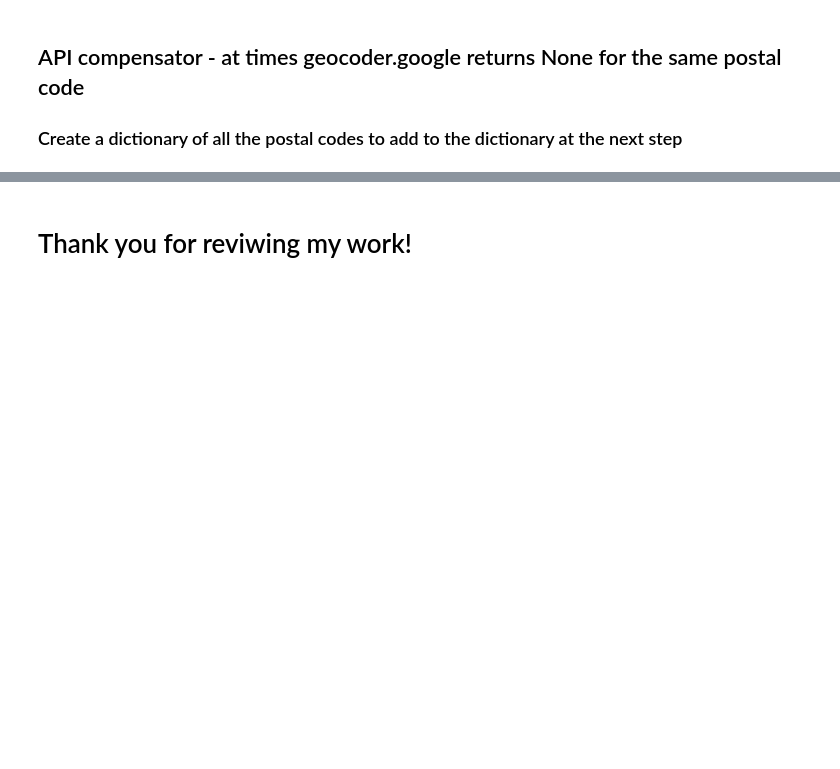
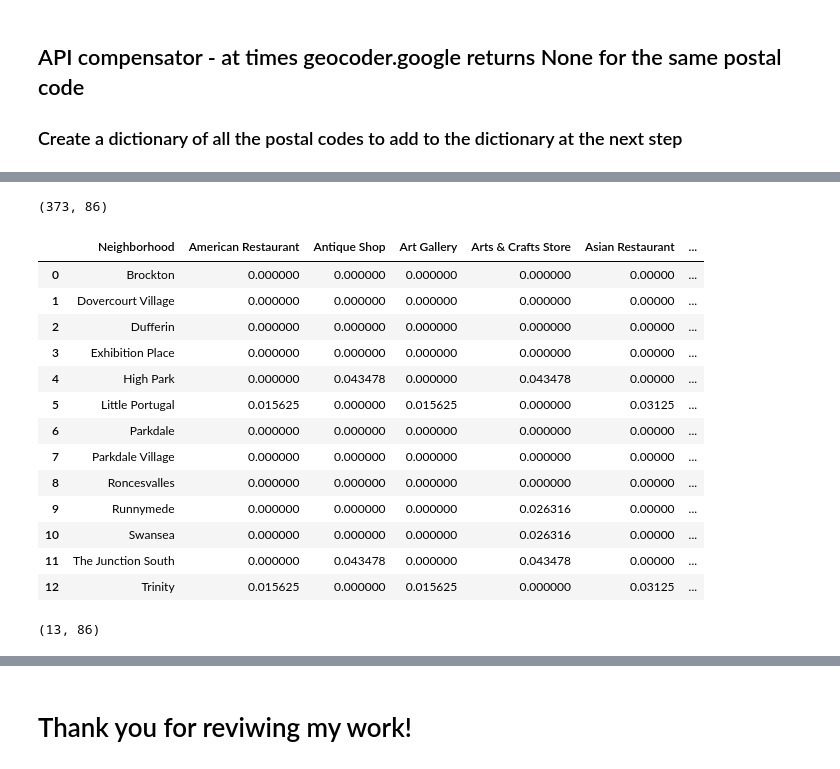
Before and after one commit to unixdev0/DataScience, a Jupyter notebook: Applied Data Science - Capstone.ipynb, the cells around one changed output, grey strips where cells are left out. Cells and saved outputs as stored; diff of their text form; code cells hidden in the pictures; blank space fills up the shorter version.

```diff
--- a/Applied Data Science - Capstone.ipynb
+++ b/Applied Data Science - Capstone.ipynb
@@ -172,0 +311,5 @@ Toronto.head()
+# %%
+results = requests.get(url).json()
+# results
+if results != None:
+    print("Request successfully processed")
@@ -172,0 +329,16 @@ Toronto.head()
+# %%
+venues = results['response']['groups'][0]['items']
+
+nearby_venues = json_normalize(venues) # flatten JSON
+
+# filter columns
+filtered_columns = ['venue.name', 'venue.categories', 'venue.location.lat', 'venue.location.lng']
+nearby_venues =nearby_venues.loc[:, filtered_columns]
+
+# filter the category for each row
+nearby_venues['venue.categories'] = nearby_venues.apply(get_category_type, axis=1)
+
+# clean columns
+nearby_venues.columns = [col.split(".")[-1] for col in nearby_venues.columns]
+
+nearby_venues.head()
@@ -172,0 +396,6 @@ Toronto.head()
+# %%
+# type your answer here
+HP_venues = getNearbyVenues(names=HighPark['Neighbourhood'],
+                                   latitudes=HighPark['Latitude'],
+                                   longitudes=HighPark['Longitude']
+                                  )
@@ -172,0 +449,12 @@ Toronto.head()
+# %%
+# one hot encoding
+HP_onehot = pd.get_dummies(HP_venues[['Venue Category']], prefix="", prefix_sep="")
+
+# add neighborhood column back to dataframe
+HP_onehot['Neighborhood'] = HP_venues['Neighborhood']
+
+# move neighborhood column to the first column
+fixed_columns = [HP_onehot.columns[-1]] + list(HP_onehot.columns[:-1])
+HP_onehot = HP_onehot[fixed_columns]
+
+HP_onehot.head()
@@ -172,0 +468,26 @@ Toronto.head()
+# %%
+HP_onehot.shape
+# %% [output]
+(373, 86)
+# %%
+HP_grouped = HP_onehot.groupby('Neighborhood').mean().reset_index()
+HP_grouped
+# %% [output]
+|  | Neighborhood | American Restaurant | Antique Shop | Art Gallery | Arts & Crafts Store | Asian Restaurant | ... |
+| 0 | Brockton | 0.000000 | 0.000000 | 0.000000 | 0.000000 | 0.00000 | ... |
+| 1 | Dovercourt Village | 0.000000 | 0.000000 | 0.000000 | 0.000000 | 0.00000 | ... |
+| 2 | Dufferin | 0.000000 | 0.000000 | 0.000000 | 0.000000 | 0.00000 | ... |
+| 3 | Exhibition Place | 0.000000 | 0.000000 | 0.000000 | 0.000000 | 0.00000 | ... |
+| 4 | High Park | 0.000000 | 0.043478 | 0.000000 | 0.043478 | 0.00000 | ... |
+| 5 | Little Portugal | 0.015625 | 0.000000 | 0.015625 | 0.000000 | 0.03125 | ... |
+| 6 | Parkdale | 0.000000 | 0.000000 | 0.000000 | 0.000000 | 0.00000 | ... |
+| 7 | Parkdale Village | 0.000000 | 0.000000 | 0.000000 | 0.000000 | 0.00000 | ... |
+| 8 | Roncesvalles | 0.000000 | 0.000000 | 0.000000 | 0.000000 | 0.00000 | ... |
+| 9 | Runnymede | 0.000000 | 0.000000 | 0.000000 | 0.026316 | 0.00000 | ... |
+| 10 | Swansea | 0.000000 | 0.000000 | 0.000000 | 0.026316 | 0.00000 | ... |
+| 11 | The Junction South | 0.000000 | 0.043478 | 0.000000 | 0.043478 | 0.00000 | ... |
+| 12 | Trinity | 0.015625 | 0.000000 | 0.015625 | 0.000000 | 0.03125 | ... |
+# %%
+HP_grouped.shape
+# %% [output]
+(13, 86)
```
Also changed, not shown: parts of 41 cells of this notebook.
